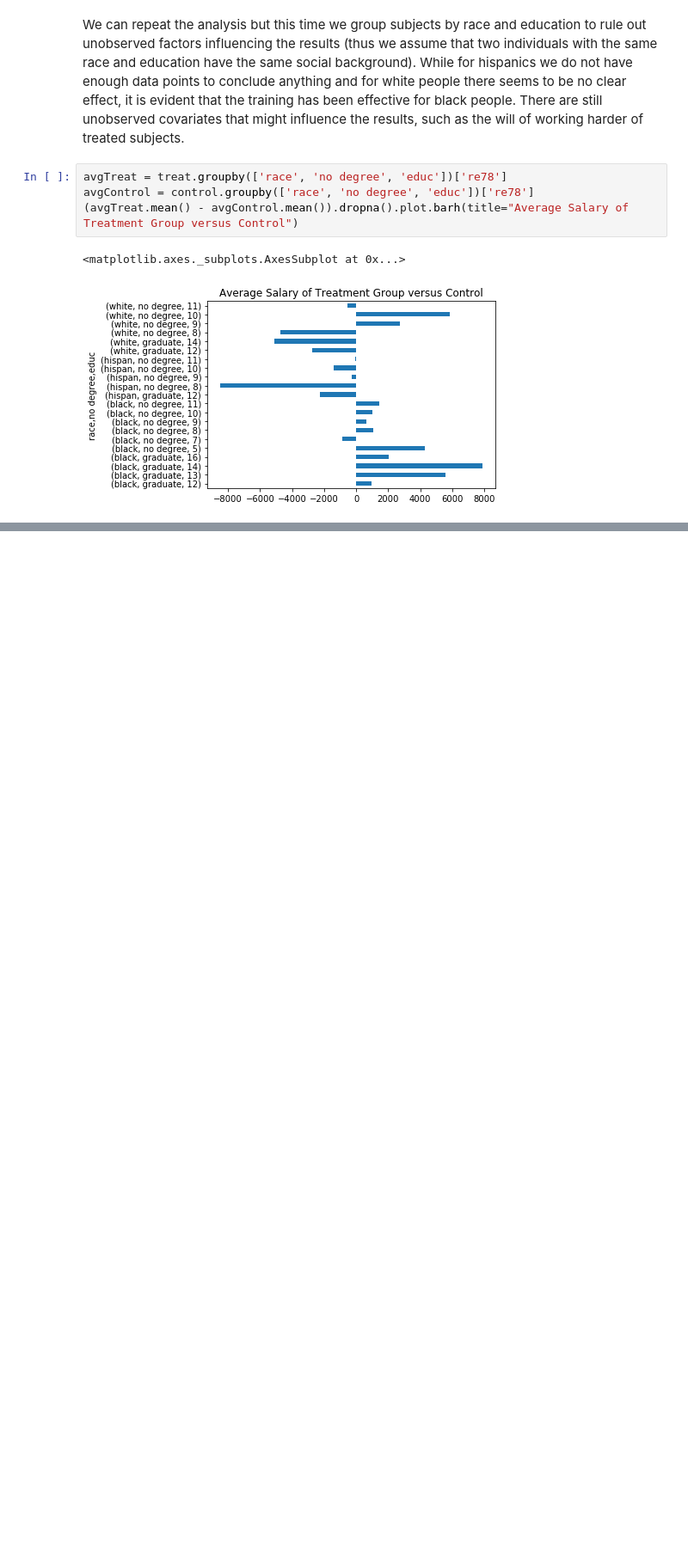
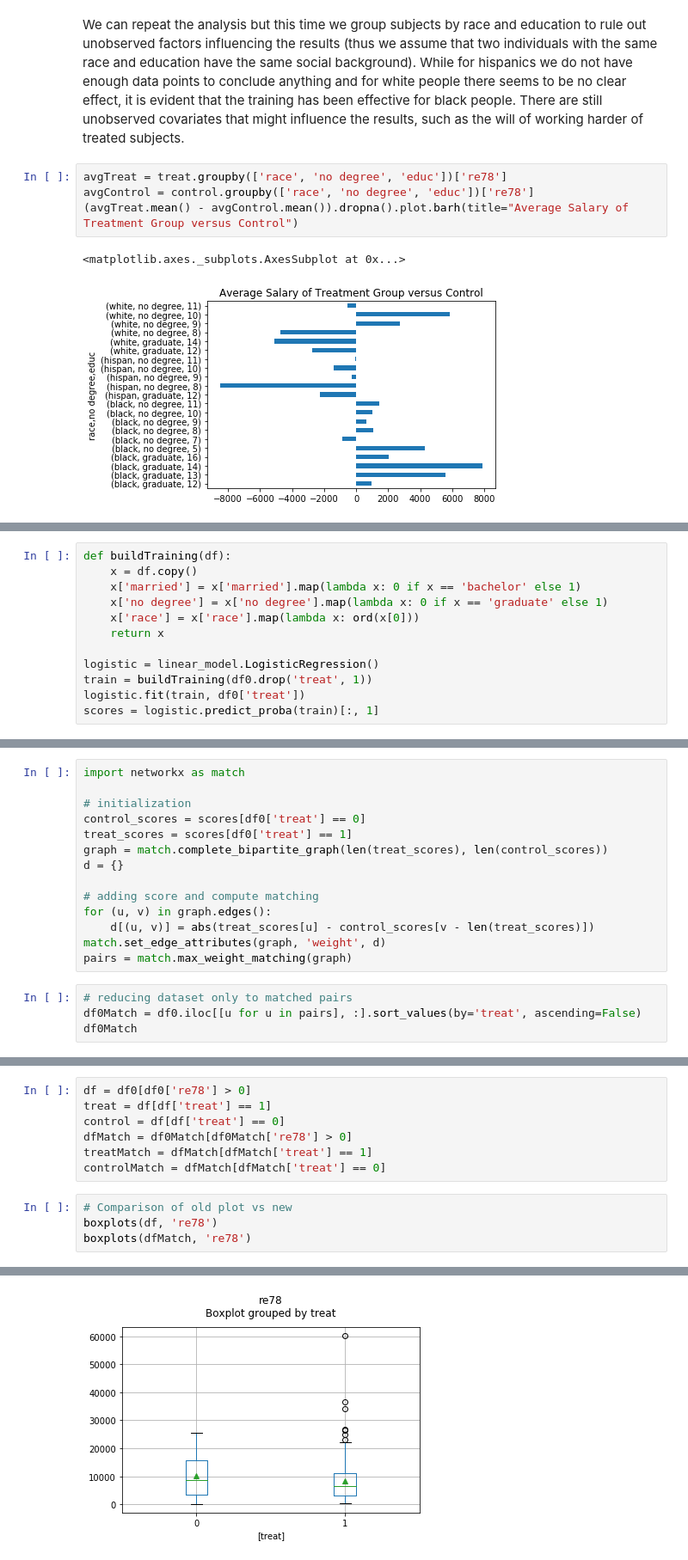
Before and after one commit to pmichele/ADA-Group, a Jupyter notebook: Partials/Michele/04 - Applied ML/Untitled.ipynb, the cells around one changed output, grey strips where cells are left out. Shown at 86% size. Drawn from its saved outputs; the diff is of its cells as text; blank space fills up the shorter version.

```diff
--- a/Partials/Michele/04 - Applied ML/Untitled.ipynb
+++ b/Partials/Michele/04 - Applied ML/Untitled.ipynb
@@ -202,0 +216,12 @@ avgControl = control.groupby(['race', 'no degree', 'educ'])['re78']
+# %%
+def buildTraining(df):
+    x = df.copy()
+    x['married'] = x['married'].map(lambda x: 0 if x == 'bachelor' else 1)
+    x['no degree'] = x['no degree'].map(lambda x: 0 if x == 'graduate' else 1)
+    x['race'] = x['race'].map(lambda x: ord(x[0]))
+    return x
+
+logistic = linear_model.LogisticRegression()
+train = buildTraining(df0.drop('treat', 1))
+logistic.fit(train, df0['treat'])
+scores = logistic.predict_proba(train)[:, 1]
@@ -202,0 +230,18 @@ avgControl = control.groupby(['race', 'no degree', 'educ'])['re78']
+# %%
+import networkx as match
+
+# initialization
+control_scores = scores[df0['treat'] == 0]
+treat_scores = scores[df0['treat'] == 1]
+graph = match.complete_bipartite_graph(len(treat_scores), len(control_scores))
+d = {}
+
+# adding score and compute matching
+for (u, v) in graph.edges():
+    d[(u, v)] = abs(treat_scores[u] - control_scores[v - len(treat_scores)])
+match.set_edge_attributes(graph, 'weight', d)
+pairs = match.max_weight_matching(graph)
+# %%
+# reducing dataset only to matched pairs
+df0Match = df0.iloc[[u for u in pairs], :].sort_values(by='treat', ascending=False)
+df0Match
@@ -202,0 +270,12 @@ avgControl = control.groupby(['race', 'no degree', 'educ'])['re78']
+# %%
+df = df0[df0['re78'] > 0]
+treat = df[df['treat'] == 1]
+control = df[df['treat'] == 0]
+dfMatch = df0Match[df0Match['re78'] > 0]
+treatMatch = dfMatch[dfMatch['treat'] == 1]
+controlMatch = dfMatch[dfMatch['treat'] == 0]
+# %%
+# Comparison of old plot vs new
+boxplots(df, 're78')
+boxplots(dfMatch, 're78')
+# %% [output]
@@ -202,0 +283 @@ avgControl = control.groupby(['race', 'no degree', 'educ'])['re78']
+[figure, added]
```
Also changed, not shown: parts of 17 cells of this notebook.
